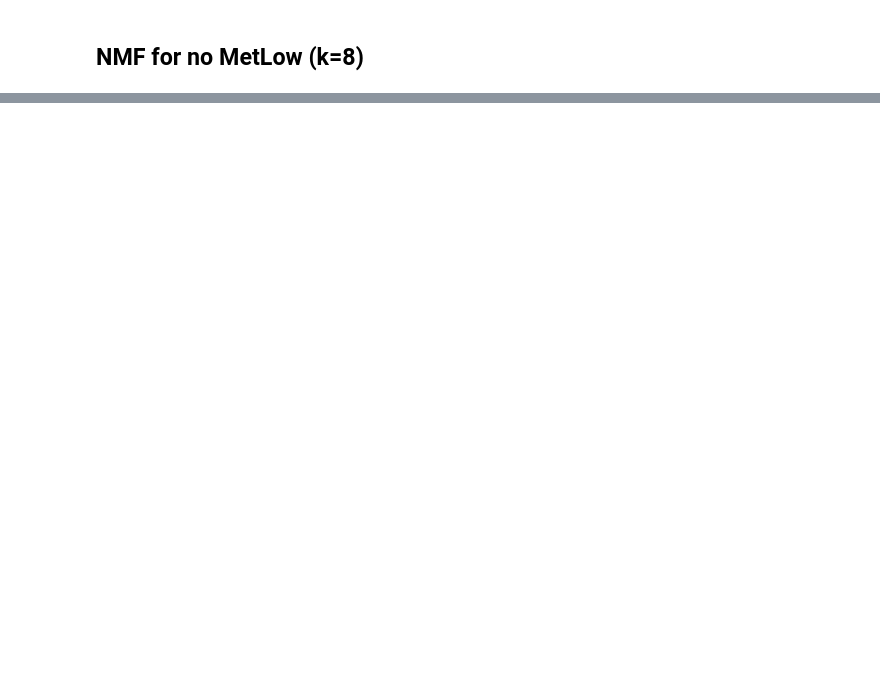
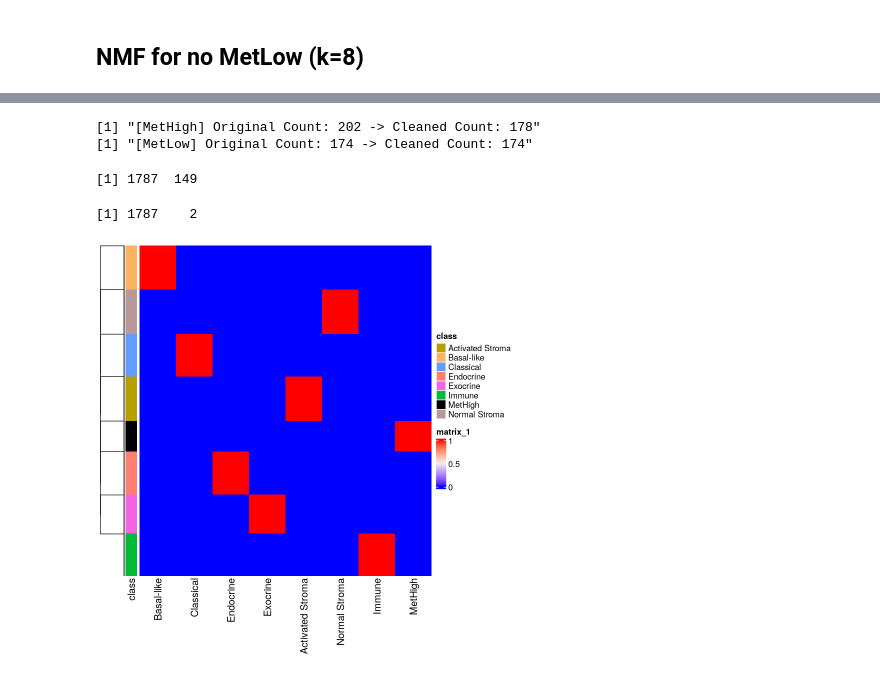
Before and after one commit to Handler-Lab/Spatial-MetScore-JS, a Jupyter notebook: notebooks/TCGA_nmf.ipynb, the cells around one changed output, grey strips where cells are left out. Cells and saved outputs as stored; diff of their text form; code cells hidden in the pictures; blank space fills up the shorter version.

```diff
--- a/notebooks/TCGA_nmf.ipynb
+++ b/notebooks/TCGA_nmf.ipynb
@@ -592,0 +567,71 @@ agg_record_ddebf731ad7
+# %%
+met_high_genes_clean <- setdiff(met_high_genes, overlapping_genes)
+met_low_genes_clean <- setdiff(met_low_genes, overlapping_genes)
+
+
+print(paste("[MetHigh] Original Count:", length(met_high_genes),
+            "-> Cleaned Count:", length(met_high_genes_clean)))
+
+print(paste("[MetLow] Original Count:", length(met_low_genes),
+            "-> Cleaned Count:", length(met_low_genes_clean)))
+# %% [output]
+[1] "[MetHigh] Original Count: 202 -> Cleaned Count: 178"
+[1] "[MetLow] Original Count: 174 -> Cleaned Count: 174"
+# %%
+combined_genelist <- data.frame(SYMBOL=gene_lists$Moffitt.F6_BasalLike.top250, class="Basal-like") %>%
+  rbind(data.frame(SYMBOL=gene_lists$Moffitt.F8_Classical.top250, class="Classical")) %>%
+  rbind(data.frame(SYMBOL=gene_lists$Moffitt.F12_Endocrine.top250, class="Endocrine")) %>%
+  rbind(data.frame(SYMBOL=gene_lists$Moffitt.F3_Exocrine.top250, class="Exocrine")) %>%
+  rbind(data.frame(SYMBOL=gene_lists$Moffitt.F5_ActivatedStroma.top250, class="Activated Stroma")) %>%
+  rbind(data.frame(SYMBOL=gene_lists$Moffitt.F13_NormalStroma.top250, class="Normal Stroma")) %>%
+  rbind(data.frame(SYMBOL=gene_lists$Moffitt.F7_Immune.top250, class="Immune")) %>%
+  rbind(data.frame(SYMBOL=met_high_genes_clean, class="MetHigh"))
+# %%
+rownames(combined_genelist) <- combined_genelist$SYMBOL
+
+ex_combined <- TCGA_PAAD$ex[TCGA_PAAD$featInfo$SYMBOL %in% combined_genelist$SYMBOL, ]
+featInfo_combined <- TCGA_PAAD$featInfo[TCGA_PAAD$featInfo$SYMBOL %in% combined_genelist$SYMBOL, ]
+
+
+dim(ex_combined)
+dim(featInfo_combined)
+# %% [output]
+[1] 1787  149
+[1] 1787    2
+# %%
+k <- 8
+RNA_val <- 1
+default_RNA <- 0.01
+
+
+W.seed.rna <- matrix(default_RNA, nrow=nrow(ex_combined), ncol=k)
+
+
+W.seed.rna[which(featInfo_combined$SYMBOL %in% gene_lists$Moffitt.F6_BasalLike.top250), 1] <- RNA_val
+W.seed.rna[which(featInfo_combined$SYMBOL %in% gene_lists$Moffitt.F8_Classical.top250), 2] <- RNA_val
+W.seed.rna[which(featInfo_combined$SYMBOL %in% gene_lists$Moffitt.F12_Endocrine.top250), 3] <- RNA_val
+W.seed.rna[which(featInfo_combined$SYMBOL %in% gene_lists$Moffitt.F3_Exocrine.top250), 4] <- RNA_val
+W.seed.rna[which(featInfo_combined$SYMBOL %in% gene_lists$Moffitt.F5_ActivatedStroma.top250), 5] <- RNA_val
+W.seed.rna[which(featInfo_combined$SYMBOL %in% gene_lists$Moffitt.F13_NormalStroma.top250), 6] <- RNA_val
+W.seed.rna[which(featInfo_combined$SYMBOL %in% gene_lists$Moffitt.F7_Immune.top250), 7] <- RNA_val
+W.seed.rna[which(featInfo_combined$SYMBOL %in% met_high_genes_clean), 8] <- RNA_val
+
+
+colnames(W.seed.rna) <- c("Basal-like", "Classical", "Endocrine", "Exocrine",
+                          "Activated Stroma", "Normal Stroma", "Immune",
+                          "MetHigh")
+
+
+Heatmap(W.seed.rna, cluster_columns = FALSE, cluster_rows = TRUE,
+        left_annotation = rowAnnotation(
+          df = combined_genelist[featInfo_combined$SYMBOL, "class", drop = FALSE],
+          col = list(
+            class = c("Basal-like" = "#fdb462", "Classical" = "#619cff",
+                      "Endocrine" = "#fb8072", "Exocrine" = "#f564e4",
+                      "Activated Stroma" = "#b79f00", "Normal Stroma" = "#b79999",
+                      "Immune" = "#00ba38", "MetHigh" = "#000000")
+          )
+        )
+)
+# %% [output]
+[figure, added]
```
Also changed, not shown: parts of 23 cells of this notebook, 4 other files.
